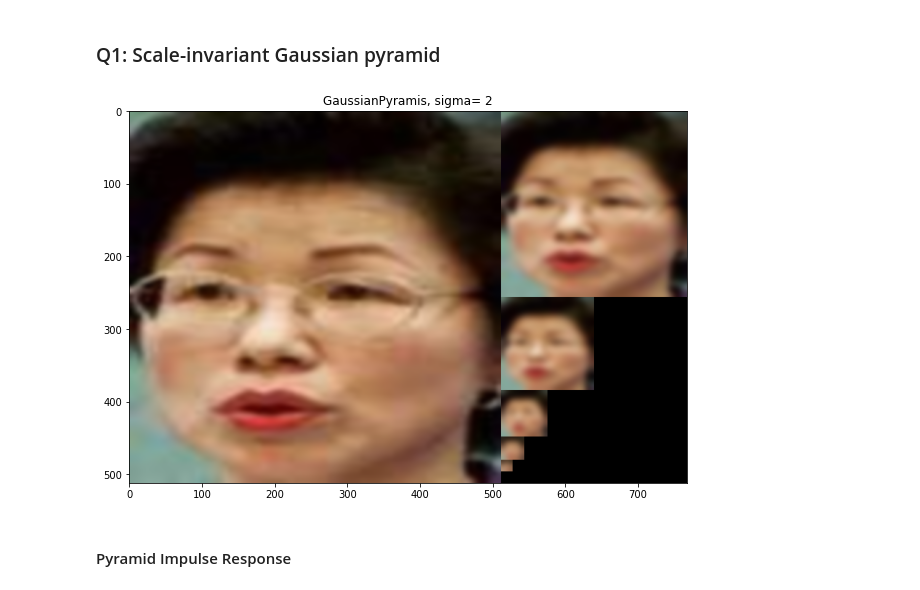
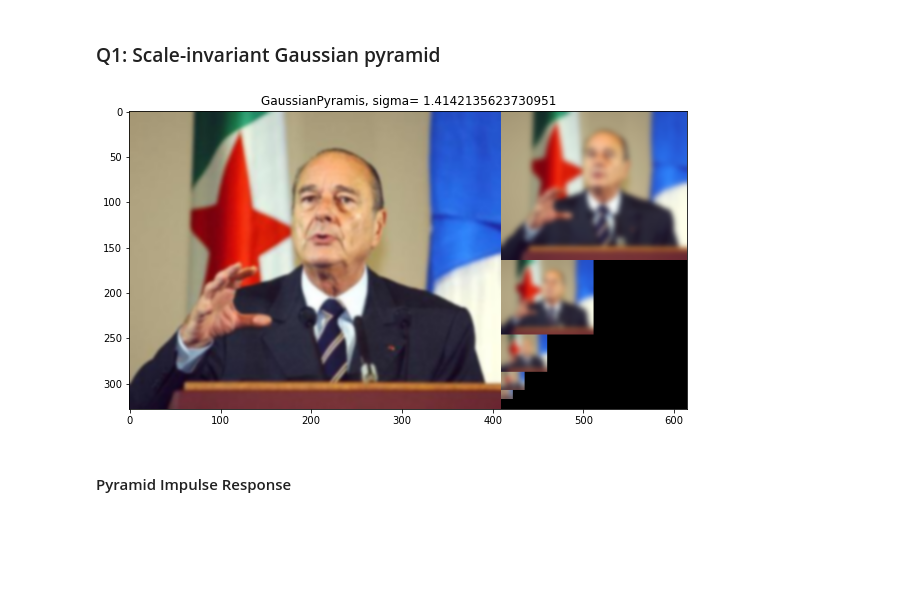
Before and after one commit to bhomaidan1990/Computer_Vision_Labs, a Jupyter notebook: CV_Lab_3.ipynb, the cells around one changed output. Saved outputs shown, nothing was run; the diff lists cells and outputs as text; code cells hidden in the pictures; blank space fills up the shorter version.

```diff
--- a/CV_Lab_3.ipynb
+++ b/CV_Lab_3.ipynb
@@ -128,10 +81,10 @@ DeCompressing Time is :  0.34808778762817383  seconds
 #=================
 # Resize Function
 #=================
-def _resize(image, downscale=2, step=2, minSize=(7, 7)):
+def _resize(image, step=0.5, minSize=(16, 16)):
     if(image.shape > minSize ):
-        newSize = (image.shape[0]// downscale, image.shape[1]//downscale)
-        newImage = cv2.resize(image, dsize=newSize, fx=step, fy=step)
+        # newSize = (image.shape[0]// downscale, image.shape[1]//downscale)
+        newImage = cv2.resize(image, None, fx=step, fy=step)
         return newImage
     else:
         return 0
@@ -152,9 +105,6 @@ def pyramid(image, sigma_0=1):
     returns:
     List of images with different scales, the pyramid
     '''
-    # Resize All input images into a standard size
-    image = cv2.resize(image,(512,512))
-
     # level 0
     if ceil(6*sigma_0)%2 ==0 :
         Gimage = cv2.GaussianBlur(image, (ceil(6*sigma_0)+1, ceil(6*sigma_0)+1), sigmaX=sigma_0, sigmaY=sigma_0)
@@ -162,11 +112,13 @@ def pyramid(image, sigma_0=1):
         Gimage = cv2.GaussianBlur(image, (ceil(6*sigma_0)+2, ceil(6*sigma_0)+2), sigmaX=sigma_0, sigmaY=sigma_0)
     # sigma_k
     sigma_k = 4*sigma_0
+    # sigma_k = sqrt(2)*sigma_0
+
     # Pyramid as list
     GaussPyr = [Gimage]
-
+    k = 1
     # Loop  of other levels of the pyramid
-    for k in range(1,6):
+    while(isinstance(_resize(GaussPyr[k-1]), np.ndarray)):
 
         if ceil(6*sigma_k)%2 ==0 :
             smoothed = cv2.GaussianBlur(GaussPyr[k-1], (ceil(6*sigma_k)+1, ceil(6*sigma_k)+1), sigmaX=sigma_k, sigmaY=sigma_k)
@@ -174,40 +126,46 @@ def pyramid(image, sigma_0=1):
             smoothed = cv2.GaussianBlur(GaussPyr[k-1], (ceil(6*sigma_k)+2, ceil(6*sigma_k)+2), sigmaX=sigma_k, sigmaY=sigma_k)
 
         # Downscaled Image
-        resized = _resize(smoothed ,step=0.25*sigma_k)
+        resized = _resize(smoothed)
         GaussPyr.append(resized)
+        k += 1
     return GaussPyr
 #--------------------------------------------------------------
 # Read Image
 #=============
-img = cv2.imread('/content/test/face/0001.jpg')
+img = cv2.imread("H:/2_Computer_vision/Datasets/FDDB_Dataset/Datast/2003/03/03/big/img_907.jpg")
 img = cv2.cvtColor(img, cv2.COLOR_BGR2RGB)
 
 # sigma
-sigma = 2
+sigma = sqrt(2)
 
 # Create a Gaussian pyramid
 pyr1 = pyramid(img, sigma_0=sigma)
 
 # Visualizse the Pyramid
-container = np.zeros((512, 768, 3), dtype=int)
+# Pyramid dimensions
+rows = pyr1[0].shape[0]
+cols = int(1.5*pyr1[0].shape[1])
+# pyramid container
+container = np.zeros((rows, cols, 3), dtype=int)
 oldrows = 0
-container[:512, :512, :] = pyr1[0]
+container[:pyr1[0].shape[0], :pyr1[0].shape[1], :] = pyr1[0]
 
 for idx, im in enumerate(pyr1):
     if idx != 0 :
         nrows, ncols = pyr1[idx].shape[0], pyr1[idx].shape[1]
-        container[oldrows:oldrows+nrows, 512:512+ncols,:] = pyr1[idx]
+        # print(oldrows, nrows, ncols , container[oldrows:oldrows+nrows, 512:512+ncols,:].shape)
+        container[oldrows:oldrows+nrows, pyr1[0].shape[1]:pyr1[0].shape[1]+ncols,:] = pyr1[idx]
         oldrows += nrows
 #====================
 # Visualize Results
 #====================
 plt.figure(num="Pyramids", figsize=(10,10))
 plt.imshow(container)
 plt.title("GaussianPyramis, sigma= {}".format(sigma))
 plt.show()
 # %% [output]
-[figure, old version]
+[figure, new version]
 # %% [markdown]
 #### Pyramid Impulse Response
 # %% [markdown]
```
Also changed, not shown: parts of 26 cells of this notebook.
